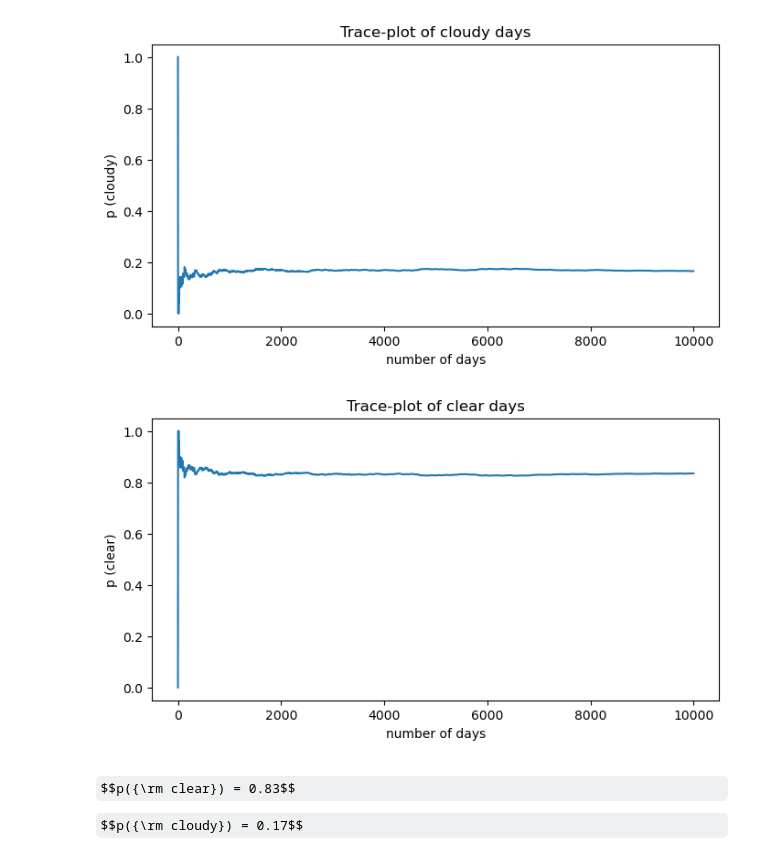
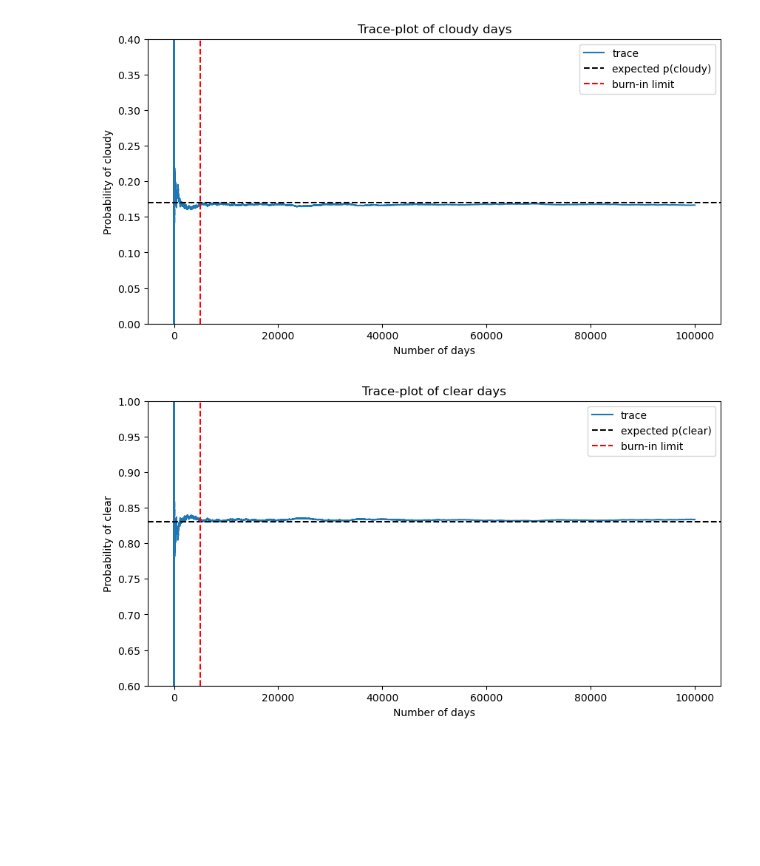
Before and after one commit to EmanuelaMenditto/astrostatistics_bicocca_2025, a Jupyter notebook: working/L10_MarkovChain.ipynb, the cells around one changed output. Drawn from its saved outputs; the diff is of its cells as text; code cells hidden in the pictures; some formulas as TeX source; blank space fills up the shorter version.

```diff
--- a/working/L10_MarkovChain.ipynb
+++ b/working/L10_MarkovChain.ipynb
@@ -85,7 +18,7 @@ def MC(today):
   if today == 1:
     return np.random.choice([0, 1], p=[p0_1, p1_1])
 # %%
-N = 10000
+N = 100000
 counter_0 = 0
 counter_1 = 0
 days = np.zeros(N)
@@ -103,19 +36,31 @@ for i in range(N-1):
   if days[i+1] == 1:
     counter_1 += 1
   p_clear[i+1] = counter_1/(i+1)
+# %%
+# there is a burn-in phase that needs to be discarded since the chain has not been stationary yet
+burn = 5000
 # %%
-plt.figure(figsize=(8,4))
-plt.plot(np.arange(0,N,1), p_cloudy)
-plt.xlabel("number of days")
-plt.ylabel("p (cloudy)")
+plt.figure(figsize=(10,5))
+plt.plot(np.arange(0,N,1), p_cloudy, label="trace")
+plt.axhline(y=0.17, color='k', linestyle='--', label="expected p(cloudy)")
+plt.axvline(x=burn, color='r', linestyle='--', label="burn-in limit")
+plt.xlabel('Number of days')
+plt.ylabel('Probability of cloudy')
 plt.title("Trace-plot of cloudy days")
+plt.ylim(0.0, 0.4)
+plt.legend(loc="upper right")
 plt.show()
-plt.figure(figsize=(8,4))
-plt.plot(np.arange(0,N,1), p_clear)
-plt.xlabel("number of days")
-plt.ylabel("p (clear)")
+
+plt.figure(figsize=(10,5))
+plt.plot(np.arange(0,N,1), p_clear, label="trace")
+plt.axhline(y=0.83, color='k', linestyle='--', label="expected p(clear)")
+plt.axvline(x=burn, color='r', linestyle='--', label="burn-in limit")
+plt.xlabel('Number of days')
+plt.ylabel('Probability of clear')
 plt.title("Trace-plot of clear days")
+plt.ylim(0.6, 1.0)
+plt.legend(loc="upper right")
 plt.show()
 # %% [output]
-[figure, old version]
+[figure, new version]
-[figure, old version]
+[figure, new version]
@@ -126,5 +66,0 @@ ignored = 4000 # days to ignore because the chain is not stationary yet
-# %% [markdown]
-$$p({\rm clear}) = 0.83$$
-
-
-$$p({\rm cloudy}) = 0.17$$
```
Also changed, not shown: parts of 25 cells of this notebook.
